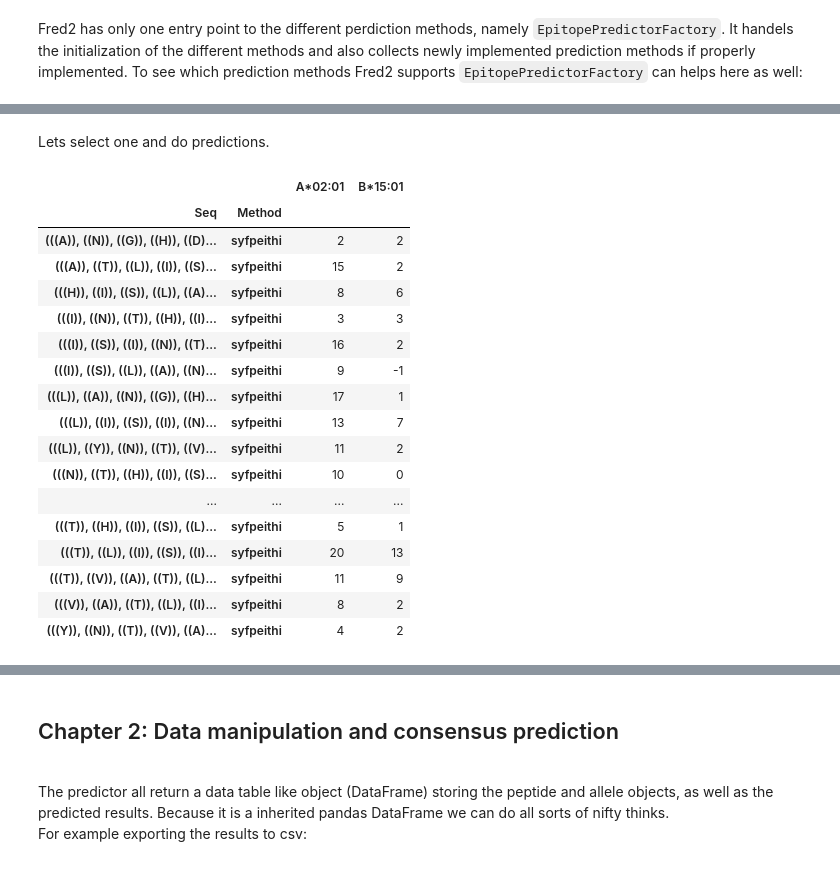
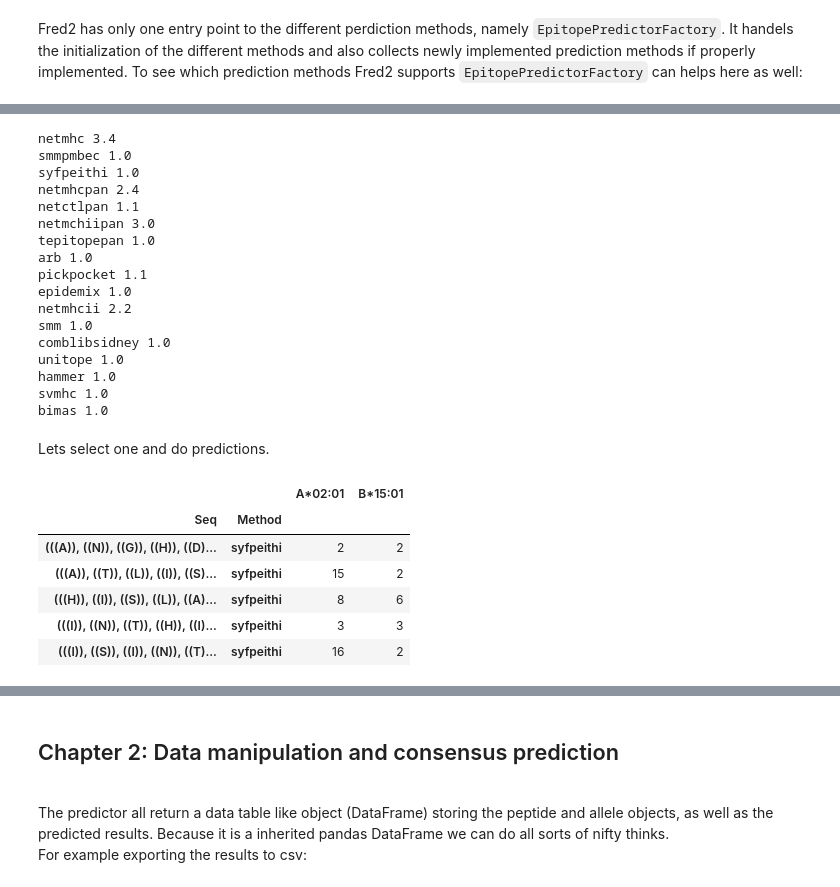
Before and after one commit to FRED-2/Fred2, a Jupyter notebook: Fred2/tutorials/EpitopePrediction.ipynb, the cells around one changed output, grey strips where cells are left out. Drawn from its saved outputs; the diff is of its cells as text; code cells hidden in the pictures.

```diff
--- a/Fred2/tutorials/EpitopePrediction.ipynb
+++ b/Fred2/tutorials/EpitopePrediction.ipynb
@@ -84,25 +63,35 @@ EpitopePredictorFactory.available_methods()
+# %%
+for name,version in EpitopePredictorFactory.available_methods().iteritems():
+    print name, ",".join(version)
+# %% [output]
+netmhc 3.4
+smmpmbec 1.0
+syfpeithi 1.0
+netmhcpan 2.4
+netctlpan 1.1
+netmchiipan 3.0
+tepitopepan 1.0
+arb 1.0
+pickpocket 1.1
+epidemix 1.0
+netmhcii 2.2
+smm 1.0
+comblibsidney 1.0
+unitope 1.0
+hammer 1.0
+svmhc 1.0
+bimas 1.0
 # %% [markdown]
 Lets select one and do predictions.
 # %%
 predictor = EpitopePredictorFactory("Syfpeithi")
 results = predictor.predict(peptides2, alleles=alleles)
-results
+results.head()
 # %% [output]
 |  |  | A*02:01 | B*15:01 |
 | Seq | Method |  |  |
 | (((A)), ((N)), ((G)), ((H)), ((D)... | syfpeithi | 2 | 2 |
 | (((A)), ((T)), ((L)), ((I)), ((S)... | syfpeithi | 15 | 2 |
 | (((H)), ((I)), ((S)), ((L)), ((A)... | syfpeithi | 8 | 6 |
 | (((I)), ((N)), ((T)), ((H)), ((I)... | syfpeithi | 3 | 3 |
 | (((I)), ((S)), ((I)), ((N)), ((T)... | syfpeithi | 16 | 2 |
-| (((I)), ((S)), ((L)), ((A)), ((N)... | syfpeithi | 9 | -1 |
-| (((L)), ((A)), ((N)), ((G)), ((H)... | syfpeithi | 17 | 1 |
-| (((L)), ((I)), ((S)), ((I)), ((N)... | syfpeithi | 13 | 7 |
-| (((L)), ((Y)), ((N)), ((T)), ((V)... | syfpeithi | 11 | 2 |
-| (((N)), ((T)), ((H)), ((I)), ((S)... | syfpeithi | 10 | 0 |
-| ... | ... | ... | ... |
-| (((T)), ((H)), ((I)), ((S)), ((L)... | syfpeithi | 5 | 1 |
-| (((T)), ((L)), ((I)), ((S)), ((I)... | syfpeithi | 20 | 13 |
-| (((T)), ((V)), ((A)), ((T)), ((L)... | syfpeithi | 11 | 9 |
-| (((V)), ((A)), ((T)), ((L)), ((I)... | syfpeithi | 8 | 2 |
-| (((Y)), ((N)), ((T)), ((V)), ((A)... | syfpeithi | 4 | 2 |
```
Also changed, not shown: parts of 10 cells of this notebook, 1 other file.
